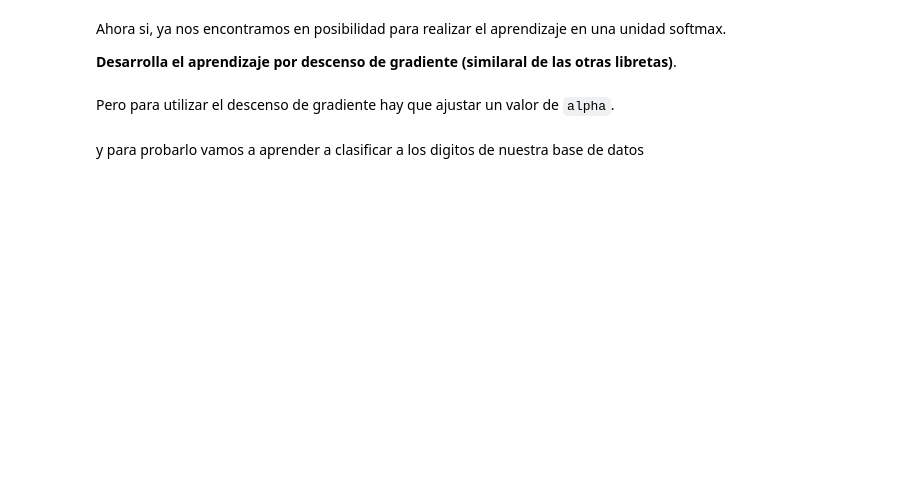
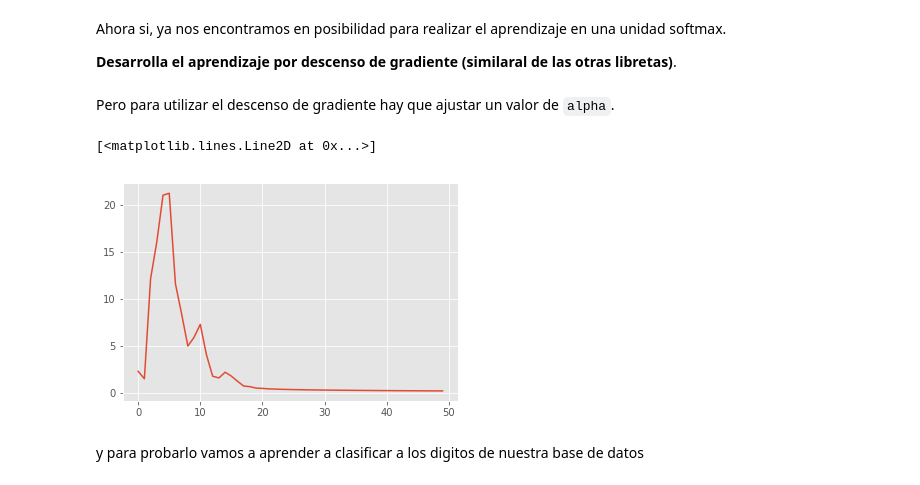
Before and after one commit to adrianEVI/neural-network, a Jupyter notebook: notebook/unidad_softmax/unidad_softmax.ipynb, the cells around one changed output. Cells and saved outputs as stored; diff of their text form; code cells hidden in the pictures; blank space fills up the shorter version.

Commit message:
Softmax completa

```diff
--- a/notebook/unidad_softmax/unidad_softmax.ipynb
+++ b/notebook/unidad_softmax/unidad_softmax.ipynb
@@ -124,6 +124,9 @@ Recuerda que para calcular el valor de *softmax* hay que estar muy pendiente de
 
 **Implementa el calculo de softmax en forma matricial (para todas las clases de un conjunto de M ejemplos)**
 # %%
+def v(z):
+    return np.exp(z - z.max())/np.exp(z - z.max()).sum()
+
 def softmax(z):
     """
     Calculo de la regresión softmax
@@ -137,6 +140,7 @@ def softmax(z):
     # AGREGA AQUI TU CÓDIGO
     #--------------------------------------------------------------------------------
 
+    return np.array(list(map(v,z)))
 
     #--------------------------------------------------------------------------------
 
@@ -187,8 +197,8 @@ def Loss(x, y, W, b):
     #--------------------------------------------------------------------------------
     # AGREGA AQUI TU CÓDIGO
     #--------------------------------------------------------------------------------
-
-
+    a = softmax(x @ W + b)
+    return (-1 * np.log(a[y==1]).sum())/M
 
     #--------------------------------------------------------------------------------
 
@@ -282,9 +297,11 @@ def gradiente(x, y, W, b):
     # AGREGA AQUI TU CÓDIGO
     #--------------------------------------------------------------------------------
 
+    M = x.shape[0]
 
-
-
+    a = softmax(x @ W + b)
+    dW = (-1 * x.T @ (y - a))/M
+    db = -1/M * (y - a).sum(axis=0)
 
     #--------------------------------------------------------------------------------
     return dW, db
@@ -324,18 +343,29 @@ def dg_softmax(x, y, W, b, alpha, max_iter=10000, tol=1e-3, historial=False):
     if historial:
         historial_loss = np.zeros(max_iter)
         historial_loss[0] = Loss(x, y, W, b)
+
+        def hist(iter):
+            historial_loss[iter] = Loss(x,y,W,b)
+            return historial_loss[iter] < tol
     else:
         historial_loss = None
+        def hist(iter):
+            return Loss(x,y,W,b) < tol
 
     for iter in range(1, max_iter):
         #--------------------------------------------------------------------------------
         # AGREGA AQUI TU CÓDIGO
         #--------------------------------------------------------------------------------
 
+        dw, db = gradiente(x, y, W, b)
+        W -= alpha*dw
+        b -= alpha*db
+
+        perdida = Loss(x, y, W, b)
 
 
-
-
+        if hist(iter):
+            break
 
         #--------------------------------------------------------------------------------
     return W, b, historial_loss
@@ -344,16 +374,19 @@ Pero para utilizar el descenso de gradiente hay que ajustar un valor de `alpha`.
 # %%
 # Ajusta un valor de epsilon razonable
 
-alpha_prueba = #---usa esto para buscar un valor aceptable de alpha---
+alpha_prueba =9 #---usa esto para buscar un valor aceptable de alpha---
 
 M, K = y.shape
 n = x.shape[1]
 
 W = np.zeros((n, K))
 b = np.zeros(K)
 
 _, _, loss_hist = dg_softmax(x, y, W, b, alpha_prueba, max_iter=50, historial=True)
 plt.plot(range(50), loss_hist)
+# %% [output]
+[<matplotlib.lines.Line2D at 0x...>]
+[figure, added]
 # %% [markdown]
 y para probarlo vamos a aprender a clasificar a los digitos de nuestra base de datos
 # %%
```
Also changed, not shown: parts of 7 cells of this notebook.
